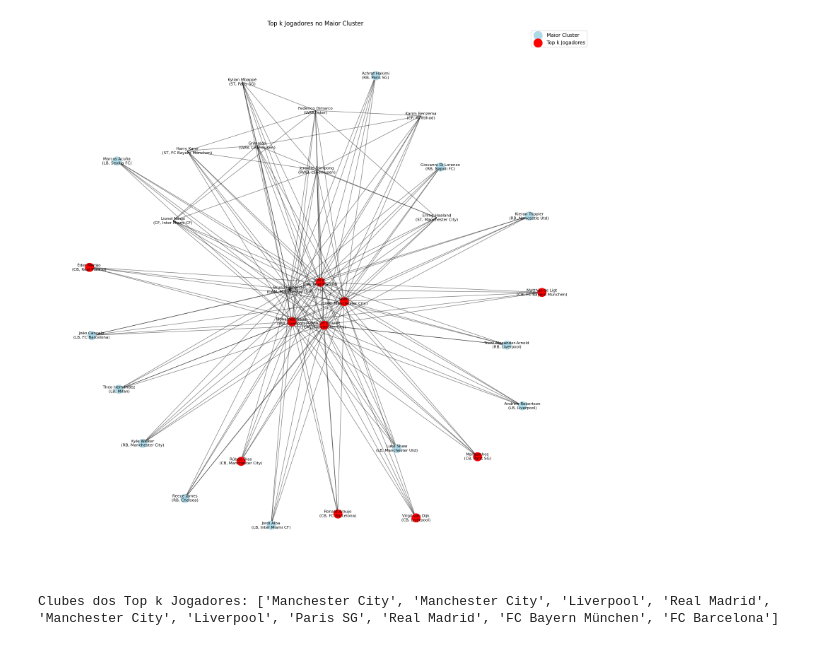
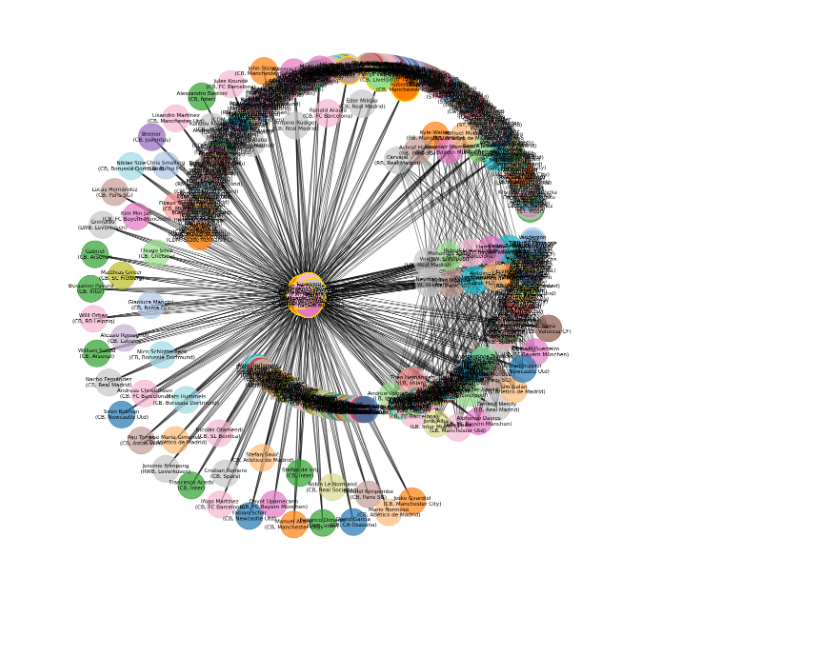
Before and after one commit to celzin/Mapeando-Rendimento-no-Futebol-Virtual, a Jupyter notebook: teste_grafo.ipynb, the cells around one changed output. Drawn from its saved outputs; the diff is of its cells as text; code cells hidden in the pictures; blank space fills up the shorter version.

```diff
--- a/teste_grafo.ipynb
+++ b/teste_grafo.ipynb
@@ -77,39 +87,46 @@ O grafo tem 145 arestas.
 # %%
+import matplotlib.pyplot as plt
+import networkx as nx
+import scipy.optimize
 from networkx.algorithms.community import greedy_modularity_communities
 
-# Aplicando o algoritmo greedy_modularity_communities para detectar comunidades
+# Detectando comunidades com o algoritmo greedy_modularity_communities
 communities = greedy_modularity_communities(G, weight='weight')
 
 # Identificando o maior cluster
 largest_community = max(communities, key=len)
 
 # Calculando a centralidade de grau dos jogadores no maior cluster
 degree_centrality = nx.degree_centrality(G)
 largest_community_centrality = {node: centrality for node, centrality in degree_centrality.items() if node in largest_community}
 
 # Selecionando os 'top k' jogadores mais conectados
 k = 10  # Define o número de jogadores top para análise
 top_k_players = sorted(largest_community_centrality, key=largest_community_centrality.get, reverse=True)[:k]
 
-# Visualização do maior cluster com destaque para os 'top k' jogadores
-plt.figure(figsize=(20, 20))
-pos = nx.spring_layout(G, seed=42)  # Posicionamento dos nós
-nx.draw_networkx_nodes(G, pos, nodelist=largest_community, node_color='lightblue', label='Maior Cluster')
-nx.draw_networkx_nodes(G, pos, nodelist=top_k_players, node_color='red', label='Top k Jogadores')
+# Gerando um mapeamento de cores para cada clube
+unique_clubs = set(nx.get_node_attributes(G, 'club').values())
+club_to_color = {club: plt.cm.tab20(i / len(unique_clubs)) for i, club in enumerate(unique_clubs)}
+
+# Aplicando as cores aos nós do grafo
+node_colors = [club_to_color[G.nodes[node]['club']] for node in G.nodes()]
+
+# Ajuste de tamanho dos nós
+node_sizes = [G.nodes[node]['overall'] * 20 for node in G.nodes()]
+
+# Visualização do grafo
+plt.figure(figsize=(15, 15))
+pos = nx.kamada_kawai_layout(G)  # Posicionamento dos nós
+nx.draw_networkx_nodes(G, pos, node_size=node_sizes, node_color=node_colors, alpha=0.7)
 nx.draw_networkx_edges(G, pos, alpha=0.5)
-
-# Desenhando os rótulos dos nós com o nome, posição e clube
-labels = {node: f"{node}\n({G.nodes[node]['position']}, {G.nodes[node]['club']})" for node in G.nodes()}
 nx.draw_networkx_labels(G, pos, labels=labels, font_size=8, font_color='black', verticalalignment='center')
 
-plt.legend()
-plt.title("Top k Jogadores no Maior Cluster")
+# Destacando os 'top k' jogadores
+top_k_node_colors = [club_to_color[G.nodes[node]['club']] for node in top_k_players]
+nx.draw_networkx_nodes(G, pos, nodelist=top_k_players, node_size=[G.nodes[node]['overall'] * 20 for node in top_k_players], node_color=top_k_node_colors, edgecolors='gold', linewidths=2)
+
+# plt.title("Top k Jogadores no Maior Cluster com Cores de Clube")
 plt.axis('off')
 plt.show()
-
-# Análise das afiliações de equipe dos 'top k' jogadores
-top_k_clubs = [G.nodes[player]['club'] for player in top_k_players]
-print("Clubes dos Top k Jogadores:", top_k_clubs)
 # %% [output]
-[figure, old version]
+[figure, new version]
-Clubes dos Top k Jogadores: ['Manchester City', 'Manchester City', 'Liverpool', 'Real Madrid', 'Manchester City', 'Liverpool', 'Paris SG', 'Real Madrid', 'FC Bayern München', 'FC Barcelona']
```
Also changed, not shown: parts of 1 cell of this notebook, 4 other files.
